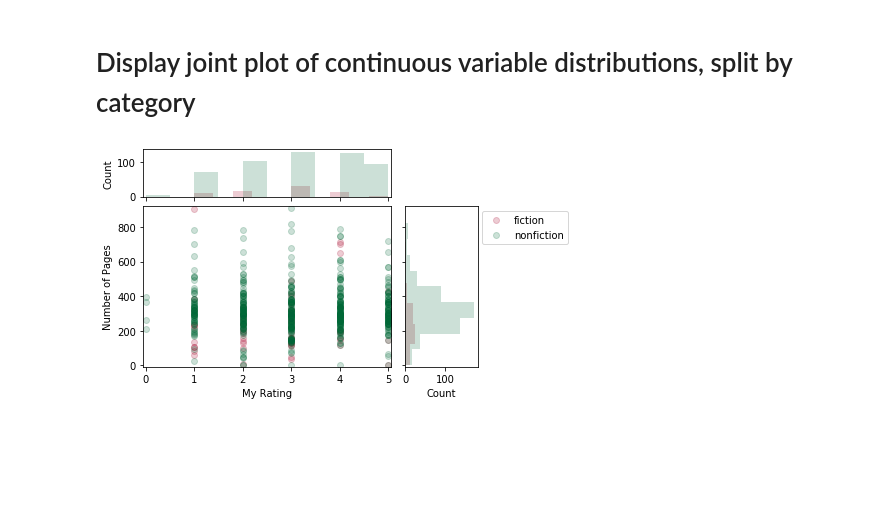
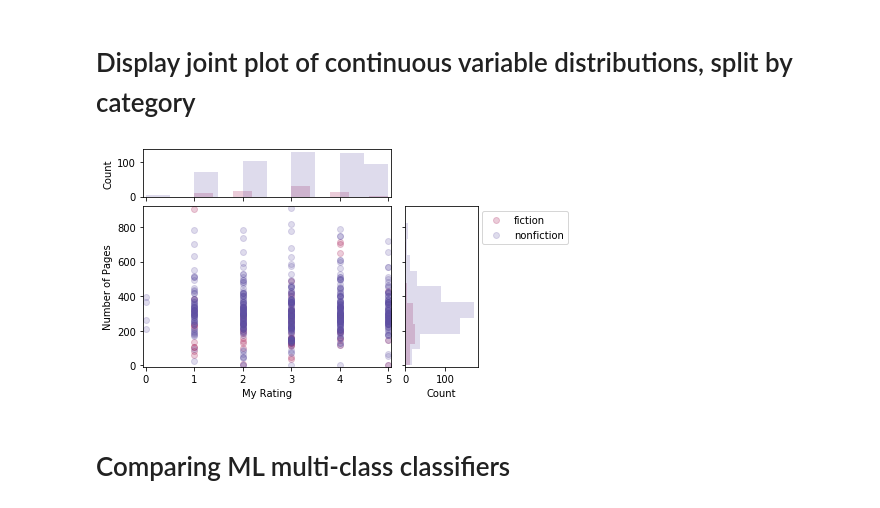
Before and after one commit to craig0a/utilities, a Jupyter notebook: Plotting_demos.ipynb, the cells around one changed output. Saved outputs shown, nothing was run; the diff lists cells and outputs as text; code cells hidden in the pictures; blank space fills up the shorter version.

```diff
--- a/Plotting_demos.ipynb
+++ b/Plotting_demos.ipynb
@@ -117,23 +120,25 @@ fig, ax_joint, ax_marg_x, ax_marg_y = jointplot(data['My Rating'], data['Number
 # %%
 grouped_data = data.groupby('general_category')
 
-cmap = matplotlib.cm.get_cmap('RdYlGn')
+cmap = matplotlib.cm.get_cmap('Spectral')
 colors = [cmap(i) for i in np.linspace(0, 1, len(grouped_data))]
 
 
 fig = None
 
 ic = 0
 for name, group in grouped_data:
     if fig is None:
         fig, ax_joint, ax_marg_x, ax_marg_y = jointplot(group['My Rating'], group['Number of Pages'],
                                                         joint_type = 'scatter', scatter_label = name,
                                                         c = colors[ic])
         ic += 1
     else:
         jointplot(group['My Rating'], group['Number of Pages'], joint_type = 'scatter', scatter_label = name,
                   fig_axes = (fig, ax_joint, ax_marg_x, ax_marg_y), c = colors[ic],
                   anchor_legend = (1.35, 1))
         ic += 1
 # %% [output]
-[figure, old version]
+[figure, new version]
+# %% [markdown]
+# Comparing ML multi-class classifiers
```
Also changed, not shown: parts of 10 cells of this notebook, 1 other file.
